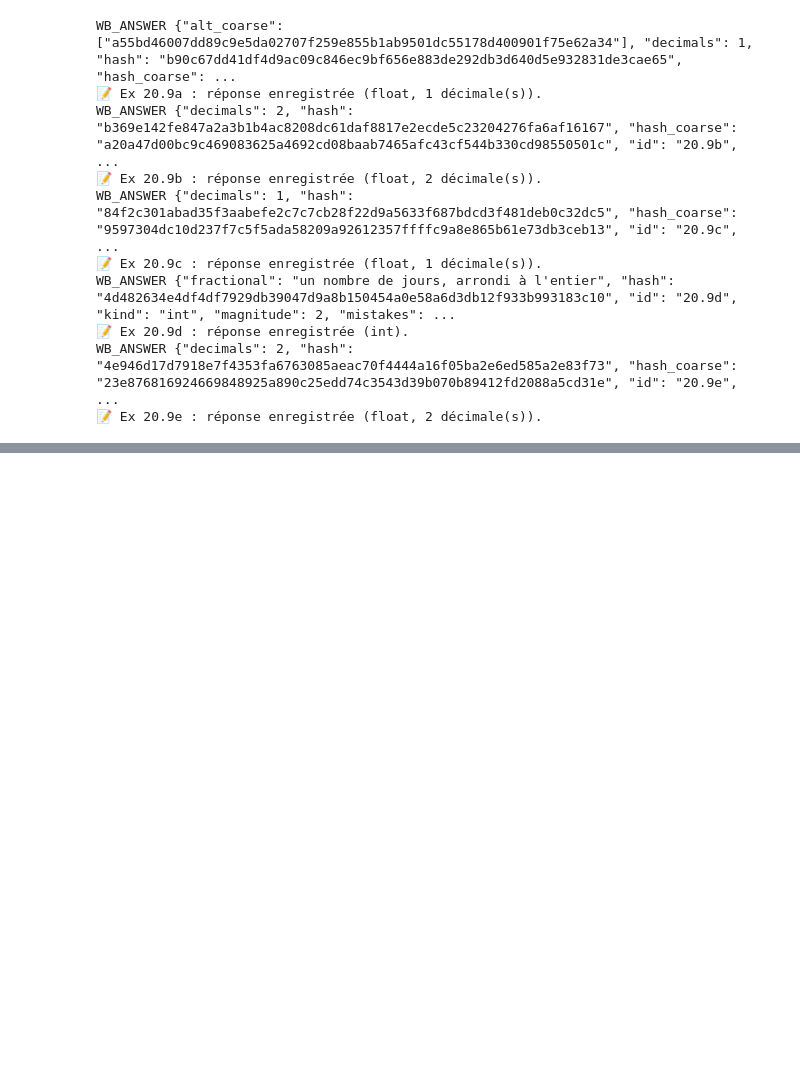
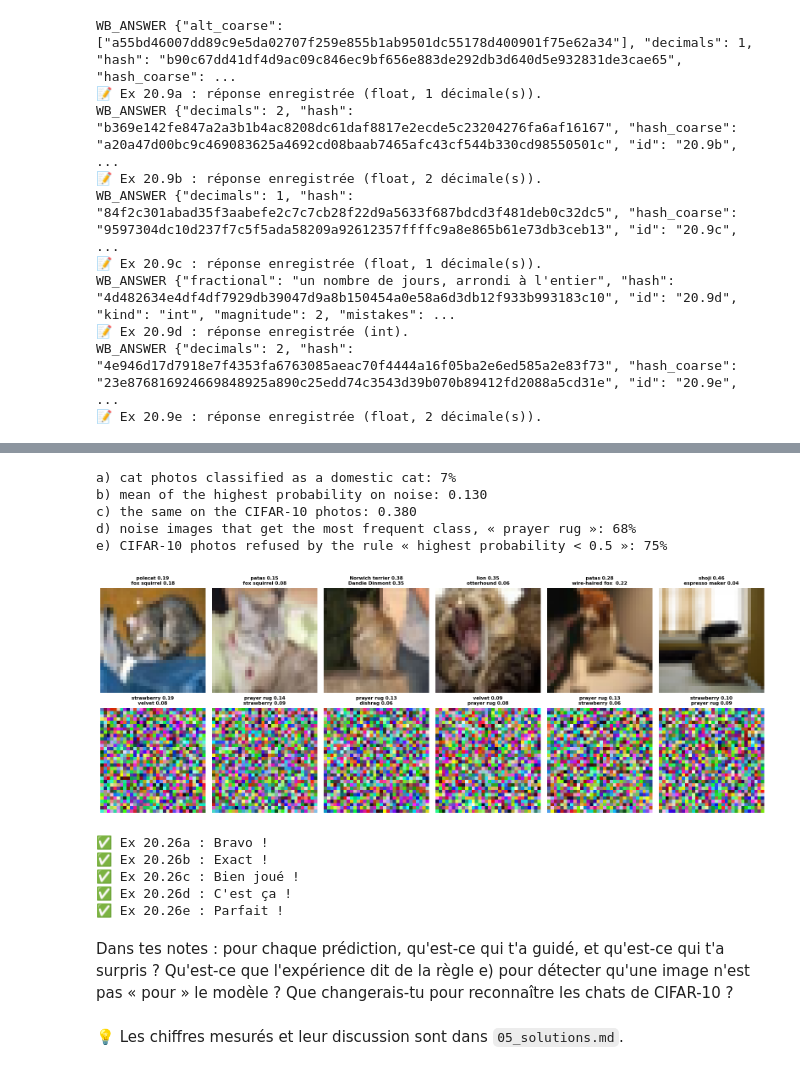
Before and after one commit to cemah2/workbookIA, a Jupyter notebook: chapitres/ch20_deep_learning/05_solutions.ipynb, the cells around one changed output, grey strips where cells are left out. Cells and saved outputs as stored; diff of their text form; code cells hidden in the pictures; blank space fills up the shorter version.

```diff
--- a/chapitres/ch20_deep_learning/05_solutions.ipynb
+++ b/chapitres/ch20_deep_learning/05_solutions.ipynb
@@ -661,0 +2166,2 @@ WB_ANSWER {"decimals": 2, "hash": "4e946d17d7918e7f4353fa6763085aeac70f4444a16f0
+# %%
+cats_26, noise_26, higher_26, same_26, refused_26 = "A", "A", True, "D", "D"   # the answers, for the record
@@ -661,0 +2197,50 @@ WB_ANSWER {"decimals": 2, "hash": "4e946d17d7918e7f4353fa6763085aeac70f4444a16f0
+# %%
+if any(answer is ... or answer is None for answer in [cats_26, noise_26, higher_26, same_26, refused_26]):
+    print("⏳ Ex 20.26 : écris d'abord tes cinq prédictions, puis relance cette cellule.")
+else:
+    if MODEL_26 is None:
+        print("⏳ Ex 20.26 : pas de modèle (pas de réseau) : fais cette expérience sur Colab.")
+    else:
+        def band_26(share):
+            """The letter of a share: A below 20 %, B from 20 to 40 %, C from 40 to 60 %, D from 60 to 80 %, E above 80 %."""
+            return "ABCDE"[min(4, int(share * 5))]
+
+        p_cats_26, p_photos_26, p_noise_26 = probabilities_26(CATS_26), probabilities_26(PHOTOS_26), probabilities_26(NOISE_26)
+        share_cats_26 = float(np.isin(p_cats_26.argmax(dim=1).numpy(), list(DOMESTIC_CATS_26)).mean())
+        conf_photos_26, conf_noise_26 = p_photos_26.max(dim=1).values, p_noise_26.max(dim=1).values
+        top_noise_26 = p_noise_26.argmax(dim=1).numpy()
+        values_26, counts_26 = np.unique(top_noise_26, return_counts=True)
+        share_same_26 = counts_26.max() / len(top_noise_26)
+        share_refused_26 = float((conf_photos_26 < 0.5).float().mean())
+        print(f"a) cat photos classified as a domestic cat: {share_cats_26:.0%}")
+        print(f"b) mean of the highest probability on noise: {conf_noise_26.mean():.3f}")
+        print(f"c) the same on the CIFAR-10 photos: {conf_photos_26.mean():.3f}")
+        print(f"d) noise images that get the most frequent class, « {CATEGORIES_26[values_26[counts_26.argmax()]]} »: {share_same_26:.0%}")
+        print(f"e) CIFAR-10 photos refused by the rule « highest probability < 0.5 »: {share_refused_26:.0%}")
+        fig_26, axes_26 = plt.subplots(2, 6, figsize=(16, 6))
+        for ax, image_26, probs_26 in zip(axes_26.ravel(), np.concatenate([CATS_26[:6], NOISE_26[:6]]),
+                                          torch.cat([p_cats_26[:6], p_noise_26[:6]])):
+            ax.imshow(image_26.transpose(1, 2, 0))
+            best_26 = probs_26.topk(2)
+            ax.set_title("\n".join(f"{CATEGORIES_26[i][:16]} {p:.2f}" for p, i in zip(best_26.values.tolist(), best_26.indices.tolist())), fontsize=8)
+            ax.axis("off")
+        plt.tight_layout()
+        plt.show()
+        for letter_26, value_26 in zip("abcde", [cats_26, noise_26, higher_26, same_26, refused_26]):
+            wb.check(f"20.26{letter_26}", value_26)
+# %% [output]
+a) cat photos classified as a domestic cat: 7%
+b) mean of the highest probability on noise: 0.130
+c) the same on the CIFAR-10 photos: 0.380
+d) noise images that get the most frequent class, « prayer rug »: 68%
+e) CIFAR-10 photos refused by the rule « highest probability < 0.5 »: 75%
+[figure, added]
+✅ Ex 20.26a : Bravo !
+✅ Ex 20.26b : Exact !
+✅ Ex 20.26c : Bien joué !
+✅ Ex 20.26d : C'est ça !
+✅ Ex 20.26e : Parfait !
+# %% [markdown]
+Dans tes notes : pour chaque prédiction, qu'est-ce qui t'a guidé, et qu'est-ce qui t'a surpris ? Qu'est-ce que l'expérience dit de la règle e) pour détecter qu'une image n'est pas « pour » le modèle ? Que changerais-tu pour reconnaître les chats de CIFAR-10 ?
+# %% [markdown]
+💡 Les chiffres mesurés et leur discussion sont dans `05_solutions.md`.
```
Also changed, not shown: parts of 88 cells of this notebook, 8 other files.
